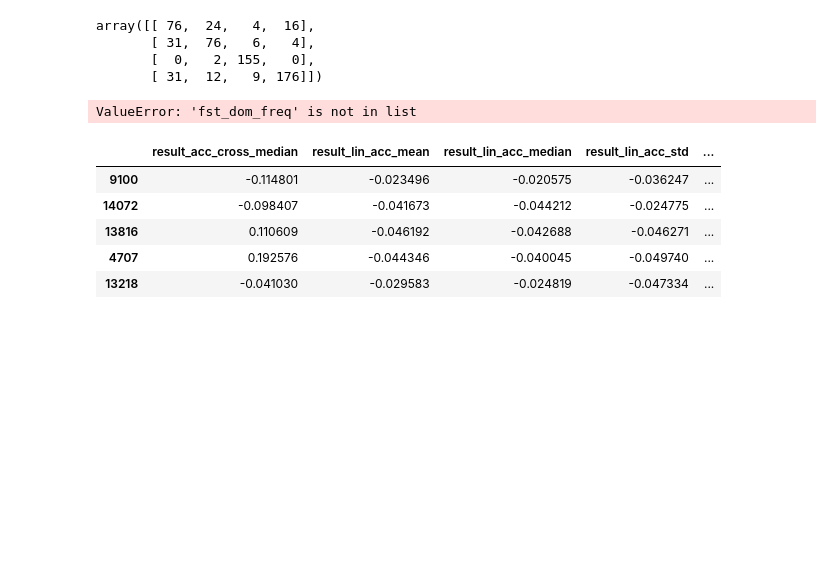
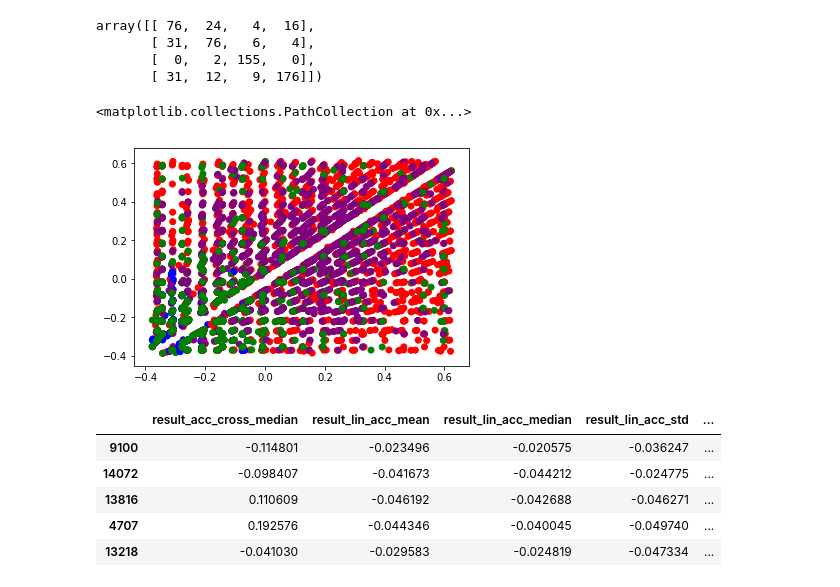
Before and after one commit to rac040/CS205, a Jupyter notebook: data-vis.ipynb, the cells around one changed output. Drawn from its saved outputs; the diff is of its cells as text; code cells hidden in the pictures; blank space fills up the shorter version.

Commit message:
minor changes for the 2d plot for feature vs label

```diff
--- a/data-vis.ipynb
+++ b/data-vis.ipynb
@@ -219,15 +228,16 @@ array([[ 76,  24,   4,  16],
        [ 31,  12,   9, 176]])
 # %%
 test = features
-labels_test = data_train['label_x'].replace(['sitting', 'standing', 'walking', 'laying_down'], ['red','green','blue','purple']).iloc[1:1000]
+labels_test = data_label.replace(['sitting', 'standing', 'walking', 'laying_down'], ['red','green','blue','purple'])
 import matplotlib.pyplot as plt
 a = np.zeros(len(test))
 feature_idx = feature_keys.index('fst_dom_freq')
 feature_idx2 = feature_keys.index('snd_dom_freq')
 
 plt.scatter(test[:,feature_idx], test[:,feature_idx2] , c = labels_test)
 # %% [output]
-ValueError: 'fst_dom_freq' is not in list
+<matplotlib.collections.PathCollection at 0x...>
+[figure, added]
 # %%
 data_norm.head()
 # %% [output]
```
Also changed, not shown: parts of 1 cell of this notebook.
